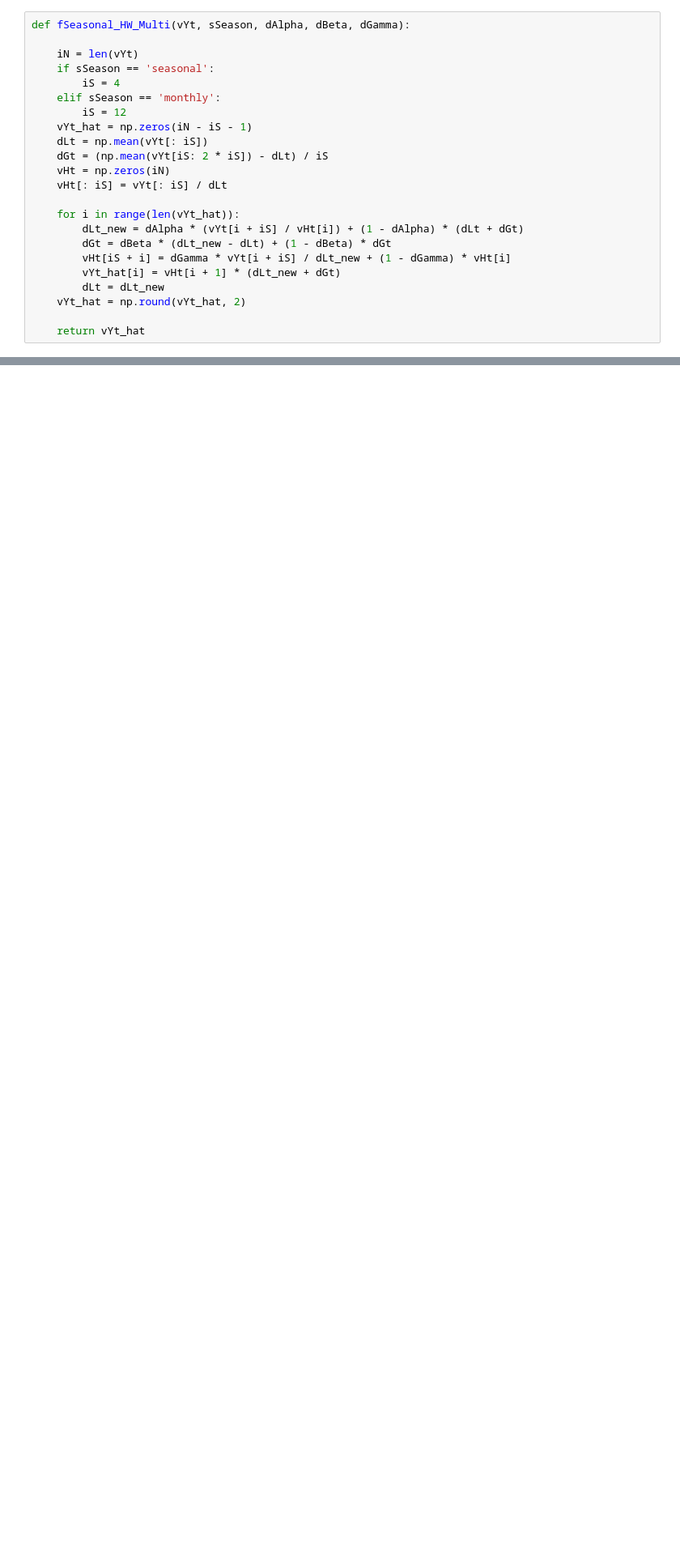
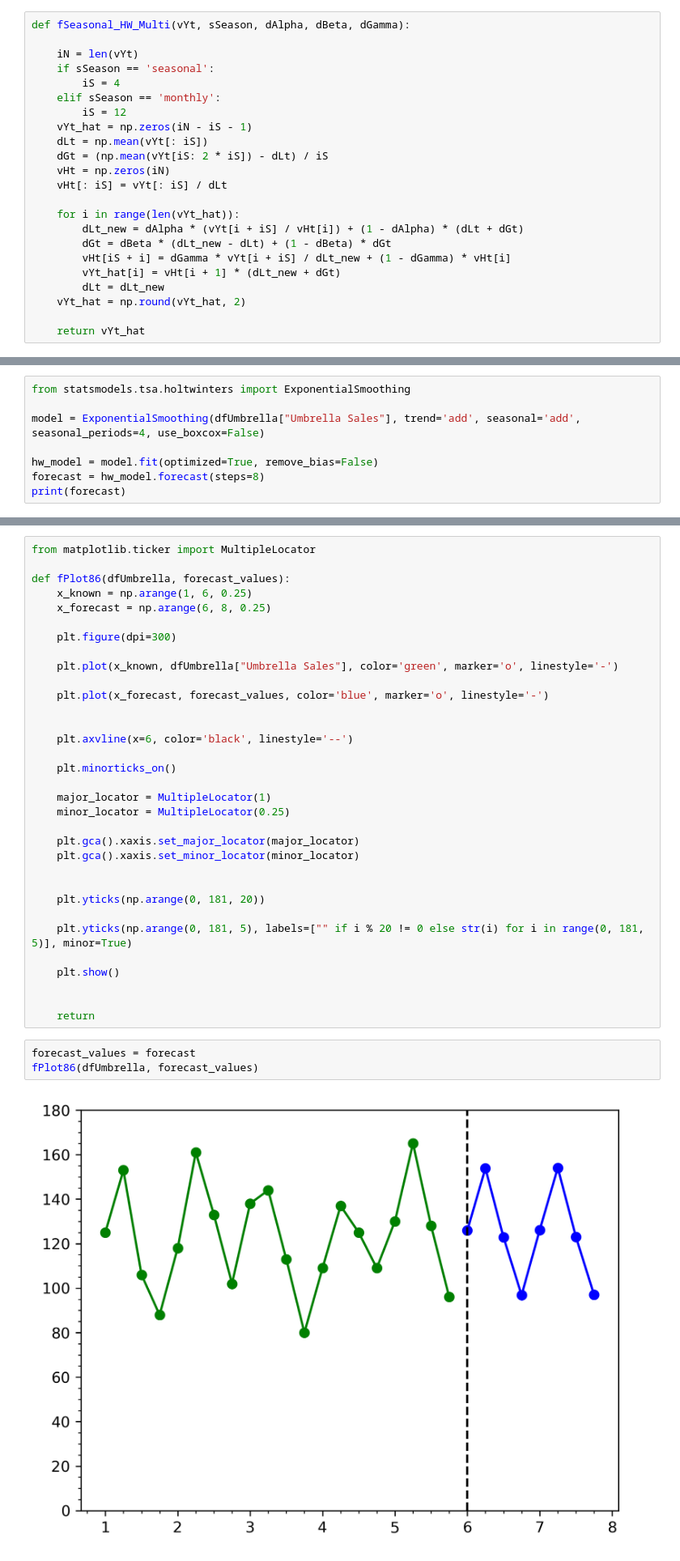
Before and after one commit to JasonWQD/Assignment-1-of-P-F, a Jupyter notebook: Q(a)_umbrella.ipynb, the cells around one changed output, grey strips where cells are left out. Shown at 81% size. Drawn from its saved outputs; the diff is of its cells as text; blank space fills up the shorter version.

```diff
--- a/Q(a)_umbrella.ipynb
+++ b/Q(a)_umbrella.ipynb
@@ -60,0 +149,8 @@ def fSeasonal_HW_Multi(vYt, sSeason, dAlpha, dBeta, dGamma):
+# %%
+from statsmodels.tsa.holtwinters import ExponentialSmoothing
+
+model = ExponentialSmoothing(dfUmbrella["Umbrella Sales"], trend='add', seasonal='add', seasonal_periods=4, use_boxcox=False)
+
+hw_model = model.fit(optimized=True, remove_bias=False)
+forecast = hw_model.forecast(steps=8)
+print(forecast)
@@ -60,0 +167,38 @@ def fSeasonal_HW_Multi(vYt, sSeason, dAlpha, dBeta, dGamma):
+# %%
+from matplotlib.ticker import MultipleLocator
+
+def fPlot86(dfUmbrella, forecast_values):
+    x_known = np.arange(1, 6, 0.25)
+    x_forecast = np.arange(6, 8, 0.25)
+
+    plt.figure(dpi=300)
+
+    plt.plot(x_known, dfUmbrella["Umbrella Sales"], color='green', marker='o', linestyle='-')
+
+    plt.plot(x_forecast, forecast_values, color='blue', marker='o', linestyle='-')
+
+
+    plt.axvline(x=6, color='black', linestyle='--')
+
+    plt.minorticks_on()
+
+    major_locator = MultipleLocator(1)
+    minor_locator = MultipleLocator(0.25)
+
+    plt.gca().xaxis.set_major_locator(major_locator)
+    plt.gca().xaxis.set_minor_locator(minor_locator)
+
+
+    plt.yticks(np.arange(0, 181, 20))
+
+    plt.yticks(np.arange(0, 181, 5), labels=["" if i % 20 != 0 else str(i) for i in range(0, 181, 5)], minor=True)
+
+    plt.show()
+
+
+    return
+# %%
+forecast_values = forecast
+fPlot86(dfUmbrella, forecast_values)
+# %% [output]
+[figure, added]
```
Also changed, not shown: parts of 14 cells of this notebook.
